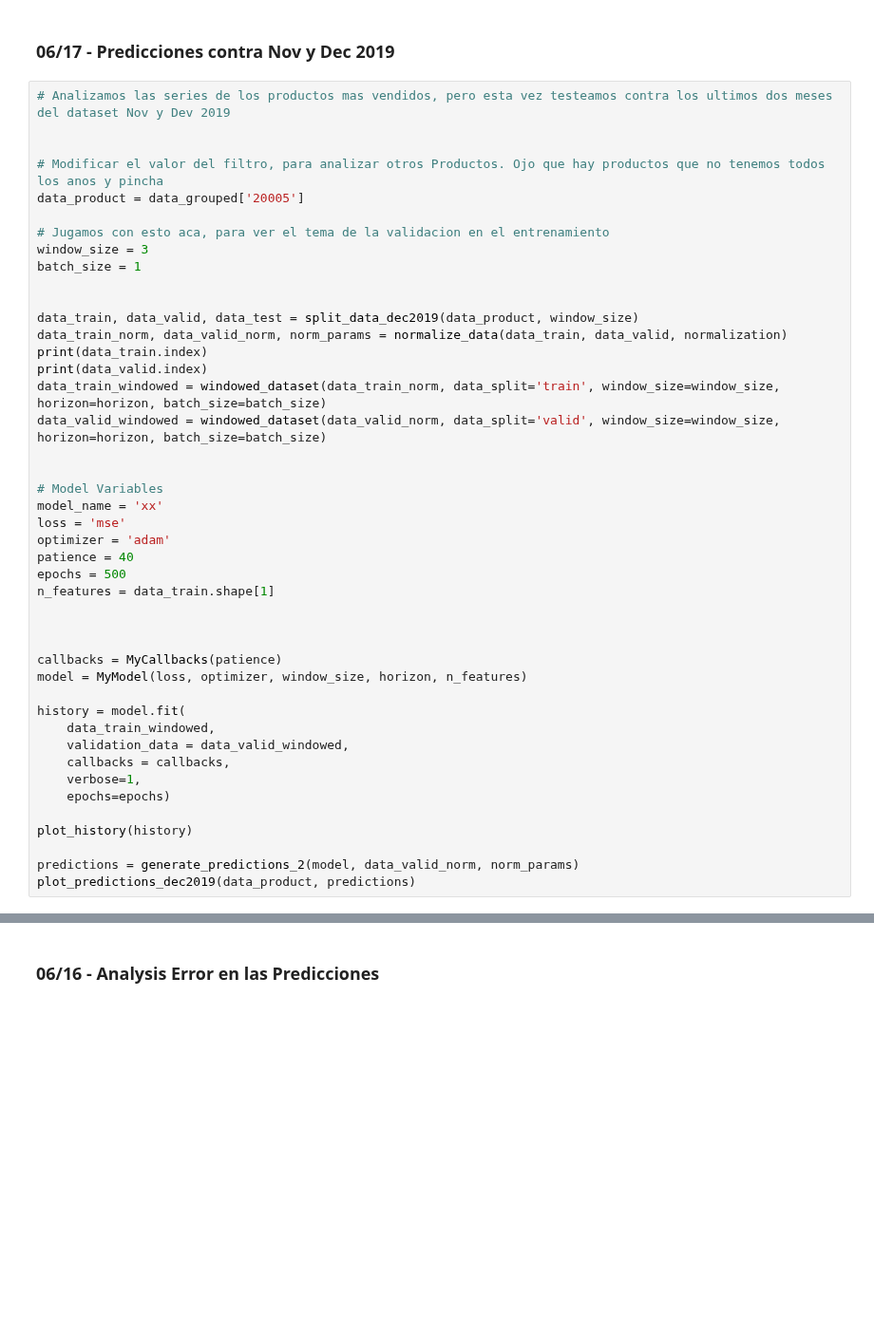
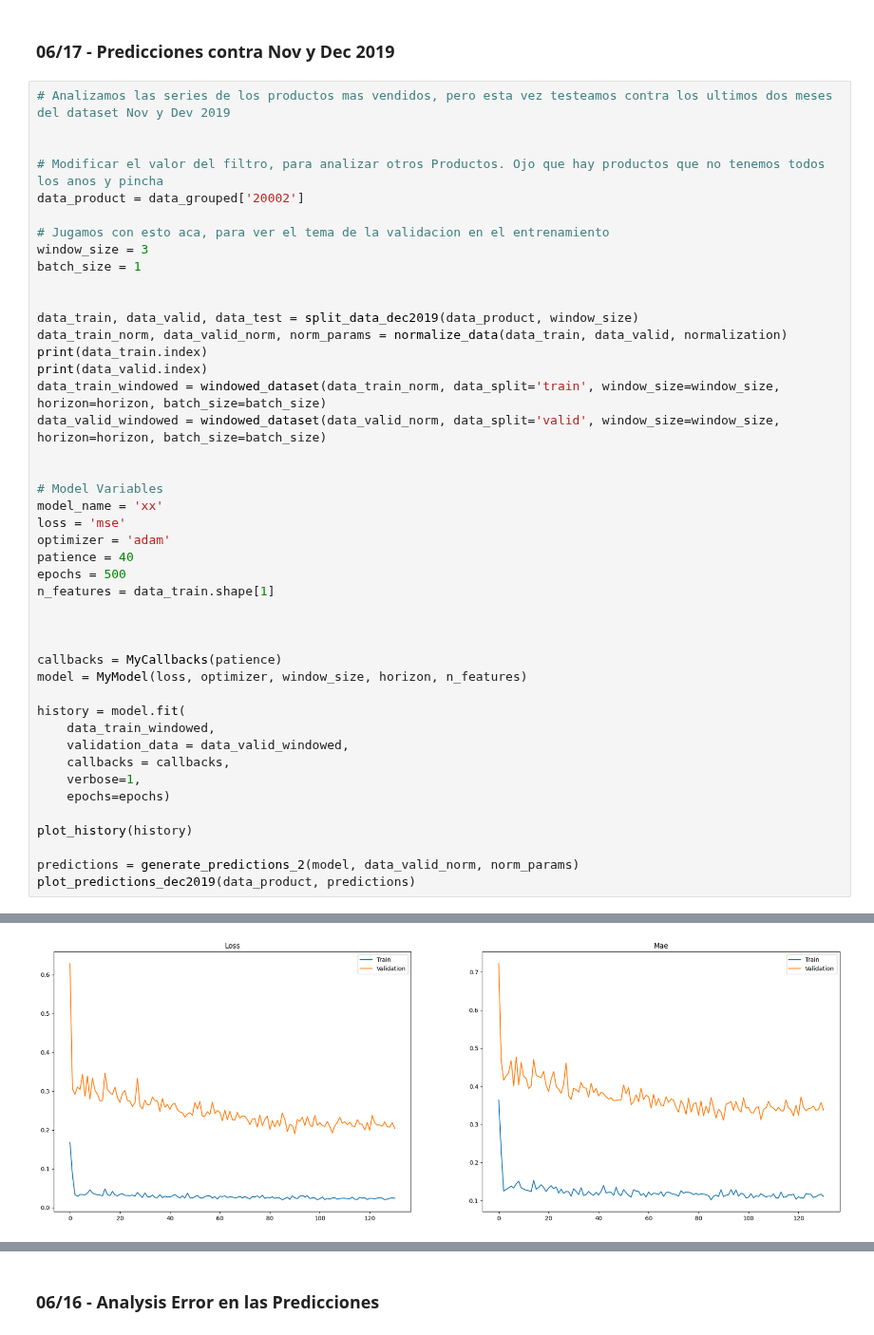
Before and after one commit to AndresMontesDeOca/Laboratorio3, a Jupyter notebook: Kaggle.ipynb, the cells around one changed output, grey strips where cells are left out. Shown at 95% size. Saved outputs shown, nothing was run; the diff lists cells and outputs as text; blank space fills up the shorter version.

```diff
--- a/Kaggle.ipynb
+++ b/Kaggle.ipynb
@@ -986,7 +986,7 @@ plt.show()
 
 
 # Modificar el valor del filtro, para analizar otros Productos. Ojo que hay productos que no tenemos todos los anos y pincha
-data_product = data_grouped['20005']
+data_product = data_grouped['20002']
 
 # Jugamos con esto aca, para ver el tema de la validacion en el entrenamiento
 window_size = 3
@@ -1045,0 +1046 @@ Epoch 1/500
+[figure, added]
```
Also changed, not shown: parts of 1 cell of this notebook.
